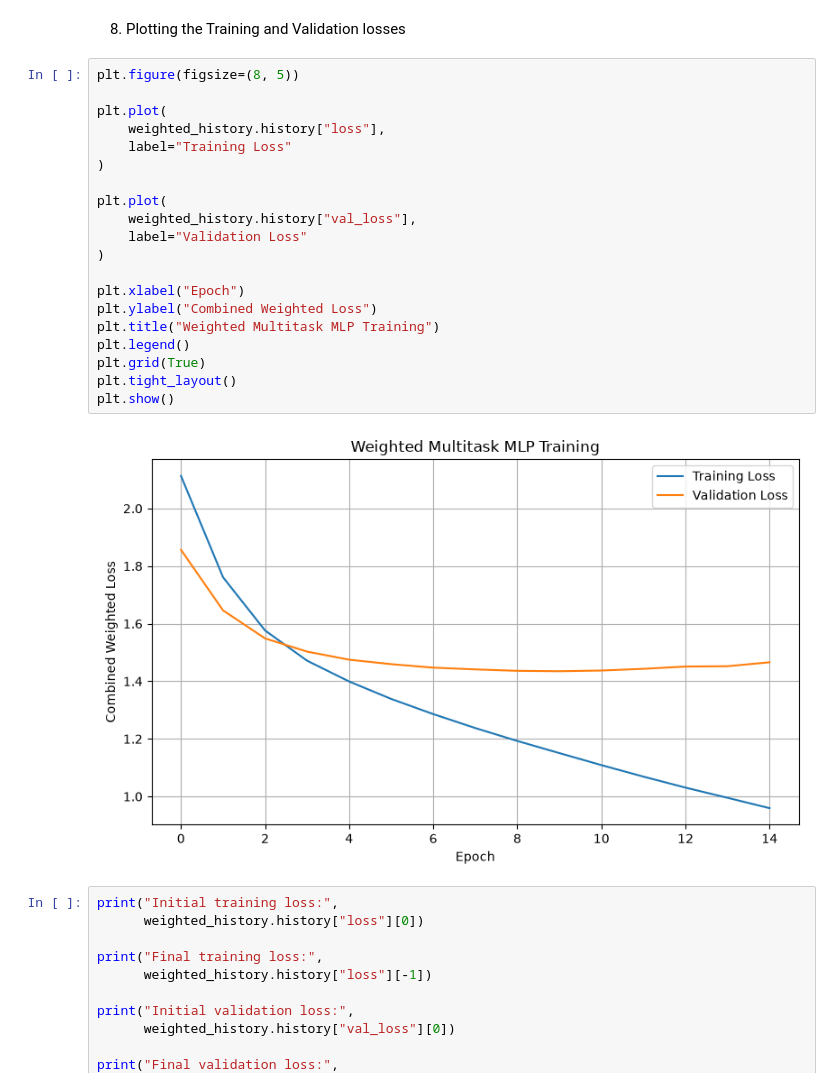
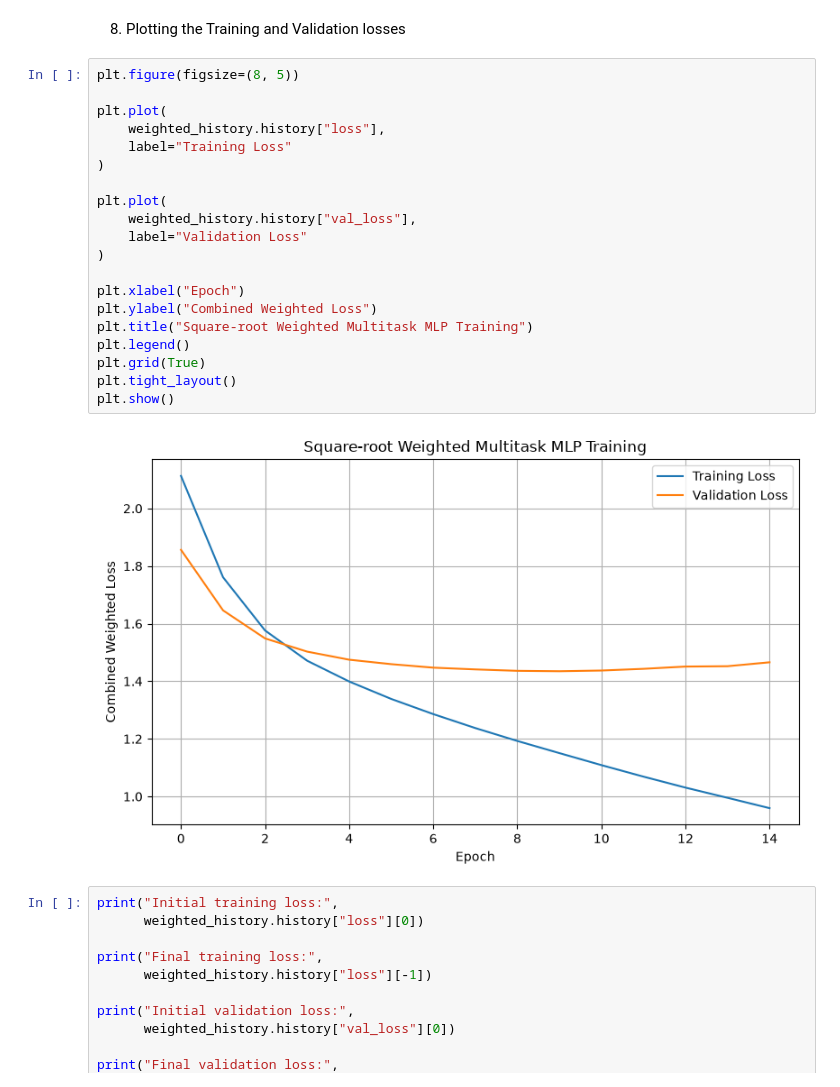
Before and after one commit to moonemal/4AL3, a Jupyter notebook: second_model_implementation.ipynb, the cells around one changed output. Saved outputs shown, nothing was run; the diff lists cells and outputs as text.

Commit message:
edited graphs

```diff
--- a/second_model_implementation.ipynb
+++ b/second_model_implementation.ipynb
@@ -287,25 +287,25 @@ Epoch 15/50
 # %%
 plt.figure(figsize=(8, 5))
 
 plt.plot(
     weighted_history.history["loss"],
     label="Training Loss"
 )
 
 plt.plot(
     weighted_history.history["val_loss"],
     label="Validation Loss"
 )
 
 plt.xlabel("Epoch")
 plt.ylabel("Combined Weighted Loss")
-plt.title("Weighted Multitask MLP Training")
+plt.title("Square-root Weighted Multitask MLP Training")
 plt.legend()
 plt.grid(True)
 plt.tight_layout()
 plt.show()
 # %% [output]
-[figure, old version]
+[figure, new version]
 # %%
 print("Initial training loss:",
       weighted_history.history["loss"][0])
```
Also changed, not shown: 2 other files.
